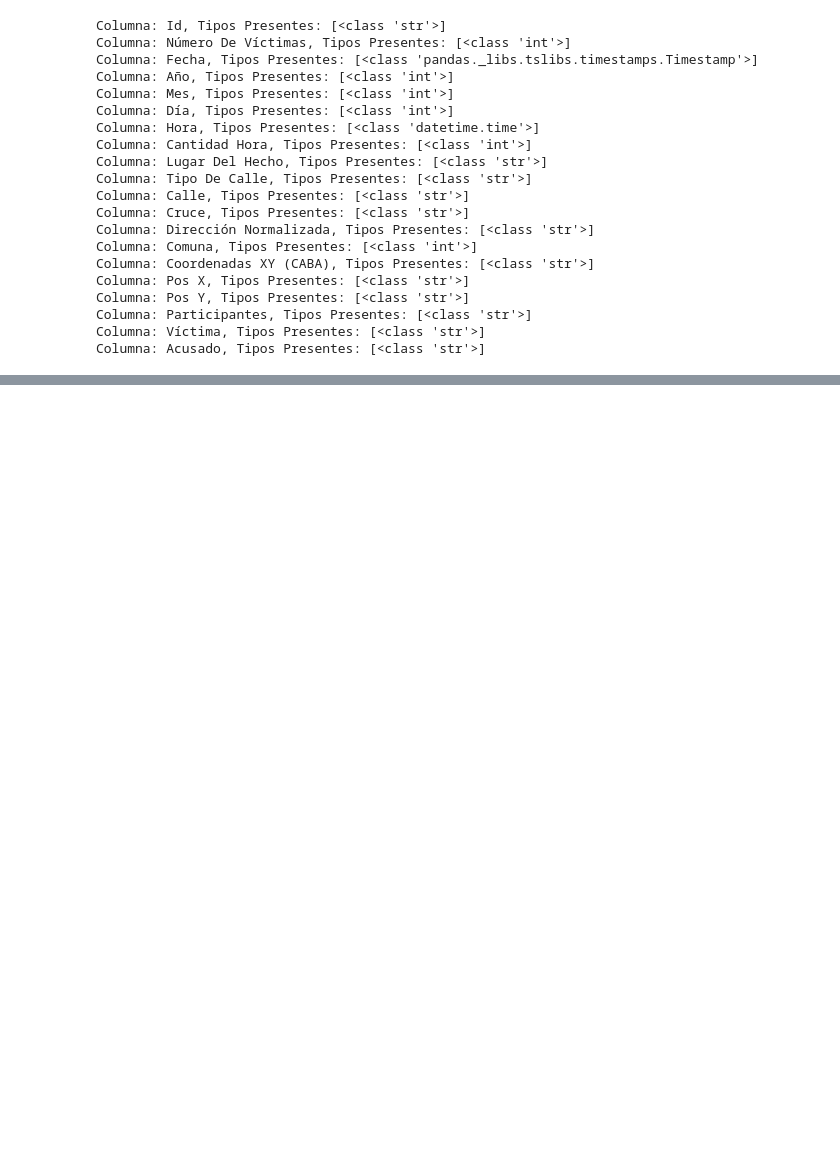
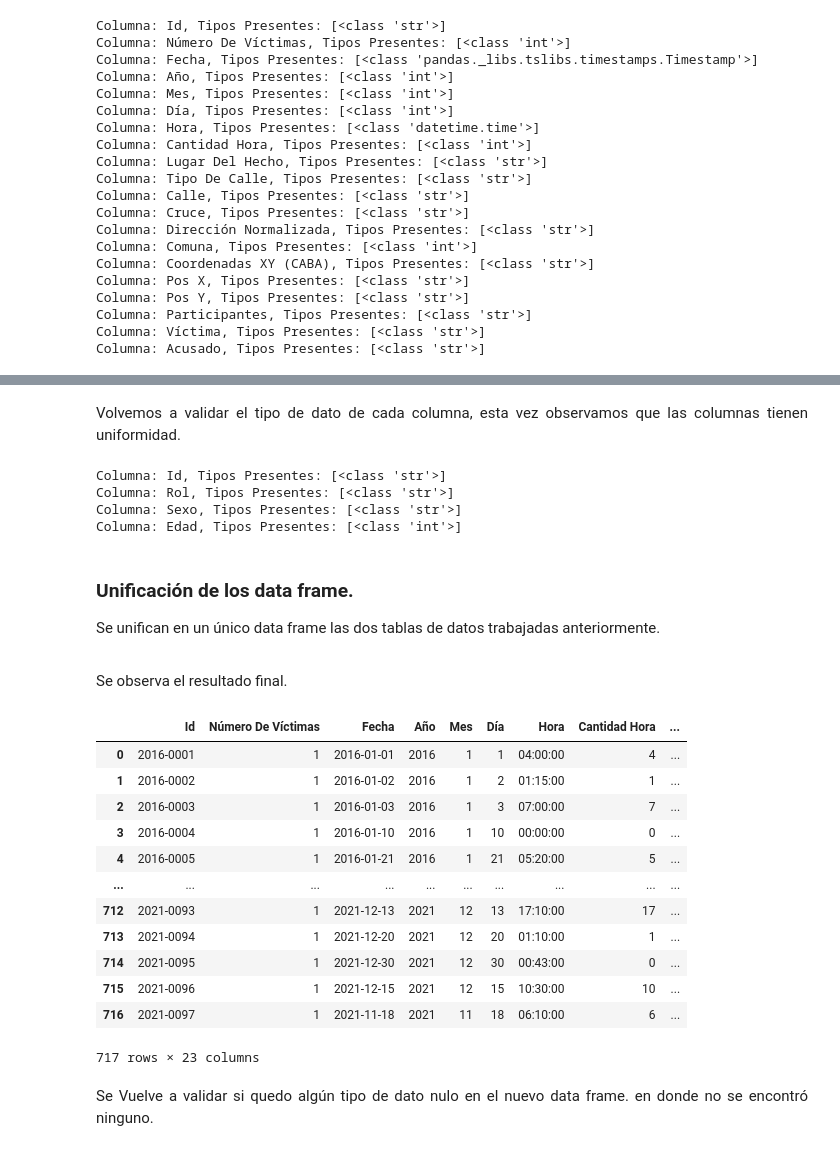
Before and after one commit to ajalvarez75/PI-Siniestros-Viales, a Jupyter notebook: proyecto/EDA_homicidios.ipynb, the cells around one changed output, grey strips where cells are left out. Drawn from its saved outputs; the diff is of its cells as text; code cells hidden in the pictures; blank space fills up the shorter version.

```diff
--- a/proyecto/EDA_homicidios.ipynb
+++ b/proyecto/EDA_homicidios.ipynb
@@ -538,0 +1093,15 @@ Columna: Acusado, Tipos Presentes: [<class 'str'>]
+# %%
+# Convertir 'Edad' a numérico y luego a enteros (ignorando los errores)
+df_victimas['Edad'] = pd.to_numeric(df_victimas['Edad'], errors='coerce').astype('Int64')
+
+# Filtrar los datos para hombres y mujeres
+hombres = df_victimas[df_victimas['Sexo'] == 'Masculino']
+mujeres = df_victimas[df_victimas['Sexo'] == 'Femenino']
+
+# Calcular el promedio de edad para hombres y mujeres y redondear
+promedio_edad_hombres = round(hombres['Edad'].mean())
+promedio_edad_mujeres = round(mujeres['Edad'].mean())
+
+# Mostrar los resultados
+print("Promedio de edad para hombres:", promedio_edad_hombres)
+print("Promedio de edad para mujeres:", promedio_edad_mujeres)
@@ -538,0 +1115,11 @@ Columna: Acusado, Tipos Presentes: [<class 'str'>]
+# %%
+# Convertir 'Edad' a numérico y luego a enteros (ignorando los errores)
+df_victimas['Edad'] = pd.to_numeric(df_victimas['Edad'], errors='coerce').astype('Int64')
+
+# Calcular los promedios de edad por sexo
+promedio_edad_hombres = round(df_victimas[df_victimas['Sexo'] == 'Masculino']['Edad'].mean())
+promedio_edad_mujeres = round(df_victimas[df_victimas['Sexo'] == 'Femenino']['Edad'].mean())
+
+# Rellenar los valores faltantes en 'Edad' según el sexo
+df_victimas.loc[(df_victimas['Sexo'] == 'Masculino') & df_victimas['Edad'].isna(), 'Edad'] = promedio_edad_hombres
+df_victimas.loc[(df_victimas['Sexo'] == 'Femenino') & df_victimas['Edad'].isna(), 'Edad'] = promedio_edad_mujeres
@@ -538,0 +1143,6 @@ Columna: Acusado, Tipos Presentes: [<class 'str'>]
+# %%
+# Lista de columnas a eliminar
+columnas_a_eliminar = ['Fecha', 'Año', 'Mes', 'Día', 'Víctima', 'Fecha Fallecimiento']
+
+# Eliminar las columnas especificadas
+df_victimas = df_victimas.drop(columnas_a_eliminar, axis=1)
@@ -538,0 +1161,48 @@ Columna: Acusado, Tipos Presentes: [<class 'str'>]
+# %% [markdown]
+<div style="text-align: justify">
+Volvemos a validar el tipo de dato de cada columna, esta vez observamos que las columnas tienen uniformidad.
+</div>
+# %%
+# Iterar sobre las columnas y mostrar información detallada en df_victimas
+for columna in df_victimas.columns:
+    tipos_presentes = df_victimas[columna].apply(type).unique()
+    print(f'Columna: {columna}, Tipos Presentes: {tipos_presentes}')
+# %% [output]
+Columna: Id, Tipos Presentes: [<class 'str'>]
+Columna: Rol, Tipos Presentes: [<class 'str'>]
+Columna: Sexo, Tipos Presentes: [<class 'str'>]
+Columna: Edad, Tipos Presentes: [<class 'int'>]
+# %% [markdown]
+<div style="text-align: justify">
+
+### Unificación de los data frame.
+
+Se unifican en un único data frame las dos tablas de datos trabajadas anteriormente.
+</div>
+# %%
+# Realizar left join
+df_combinado = pd.merge(df_hechos, df_victimas, on='Id', how='left')
+# %% [markdown]
+<div style="text-align: justify">
+Se observa el resultado final.
+</div>
+# %%
+df_combinado
+# %% [output]
+|  | Id | Número De Víctimas | Fecha | Año | Mes | Día | Hora | Cantidad Hora | ... |
+| 0 | 2016-0001 | 1 | 2016-01-01 | 2016 | 1 | 1 | 04:00:00 | 4 | ... |
+| 1 | 2016-0002 | 1 | 2016-01-02 | 2016 | 1 | 2 | 01:15:00 | 1 | ... |
+| 2 | 2016-0003 | 1 | 2016-01-03 | 2016 | 1 | 3 | 07:00:00 | 7 | ... |
+| 3 | 2016-0004 | 1 | 2016-01-10 | 2016 | 1 | 10 | 00:00:00 | 0 | ... |
+| 4 | 2016-0005 | 1 | 2016-01-21 | 2016 | 1 | 21 | 05:20:00 | 5 | ... |
+| ... | ... | ... | ... | ... | ... | ... | ... | ... | ... |
+| 712 | 2021-0093 | 1 | 2021-12-13 | 2021 | 12 | 13 | 17:10:00 | 17 | ... |
+| 713 | 2021-0094 | 1 | 2021-12-20 | 2021 | 12 | 20 | 01:10:00 | 1 | ... |
+| 714 | 2021-0095 | 1 | 2021-12-30 | 2021 | 12 | 30 | 00:43:00 | 0 | ... |
+| 715 | 2021-0096 | 1 | 2021-12-15 | 2021 | 12 | 15 | 10:30:00 | 10 | ... |
+| 716 | 2021-0097 | 1 | 2021-11-18 | 2021 | 11 | 18 | 06:10:00 | 6 | ... |
+717 rows × 23 columns
+# %% [markdown]
+<div style="text-align: justify">
+Se Vuelve a validar si quedo algún tipo de dato nulo en el nuevo data frame. en donde no se encontró ninguno.
+</div>
```
Also changed, not shown: parts of 89 cells of this notebook, 2 other files.
